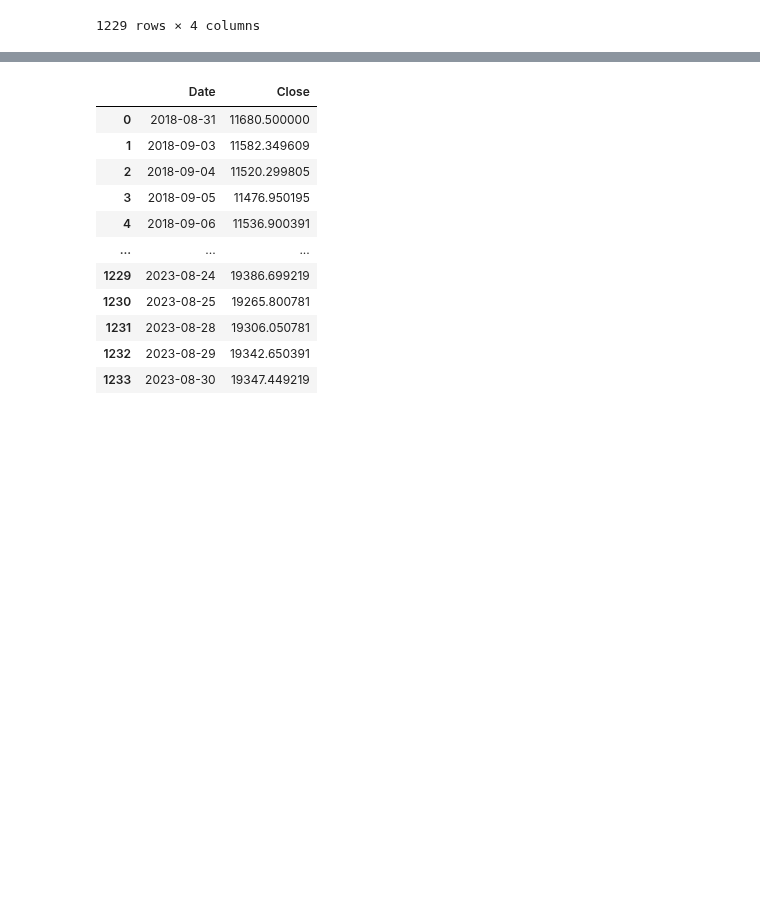
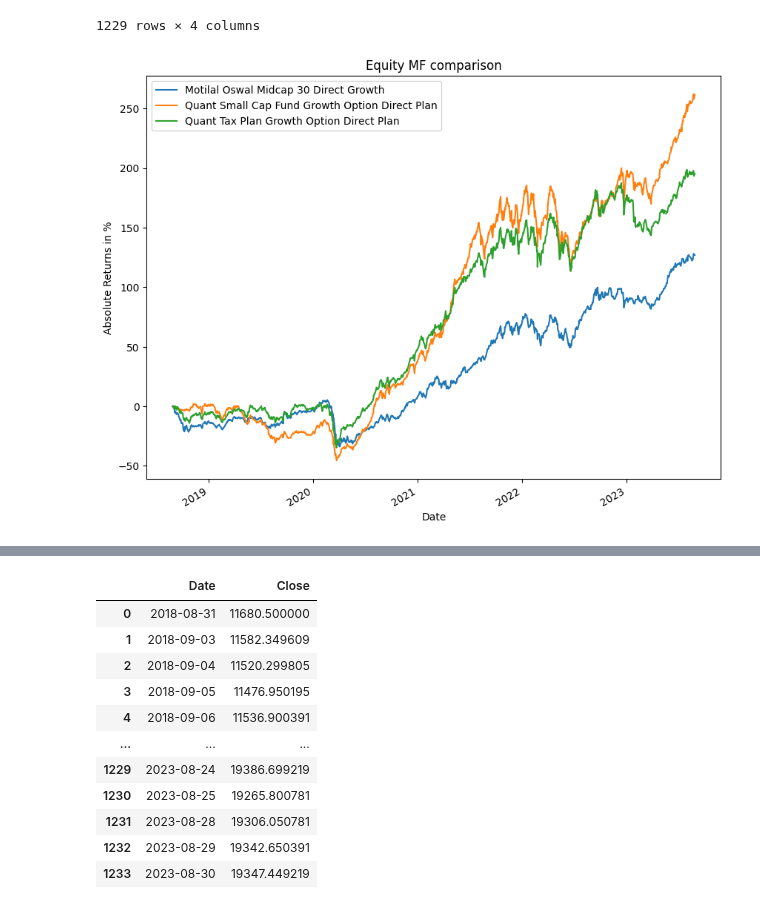
Before and after one commit to amanhooda98/Mutual_Fund_Analytics, a Jupyter notebook: Mutual_Fund_Analytics.ipynb, the cells around one changed output, grey strips where cells are left out. Drawn from its saved outputs; the diff is of its cells as text; code cells hidden in the pictures; blank space fills up the shorter version.

```diff
--- a/Mutual_Fund_Analytics.ipynb
+++ b/Mutual_Fund_Analytics.ipynb
@@ -276,6 +276,15 @@ merge_equity
 | 1227 | 2023-08-25 | 127.52 | 258.15 | 193.35 |
 | 1228 | 2023-08-28 | 126.95 | 261.60 | 195.15 |
 1229 rows × 4 columns
+# %%
+merge_equity.plot(x="date", y=equity.values(), figsize=(10, 8))
+plt.xlabel("Date")
+plt.ylabel("Absolute Returns in %")
+plt.title("Equity MF comparison")
+plt.legend()
+plt.show()
+# %% [output]
+[figure, added]
 # %%
 merge_equity["avg_equity"] = merge_equity[equity.values()].mean(axis=1).round(2)
 merge_debt["avg_debt"] = merge_debt[debt.values()].mean(axis=1).round(2)
```
Also changed, not shown: parts of 3 cells of this notebook.
